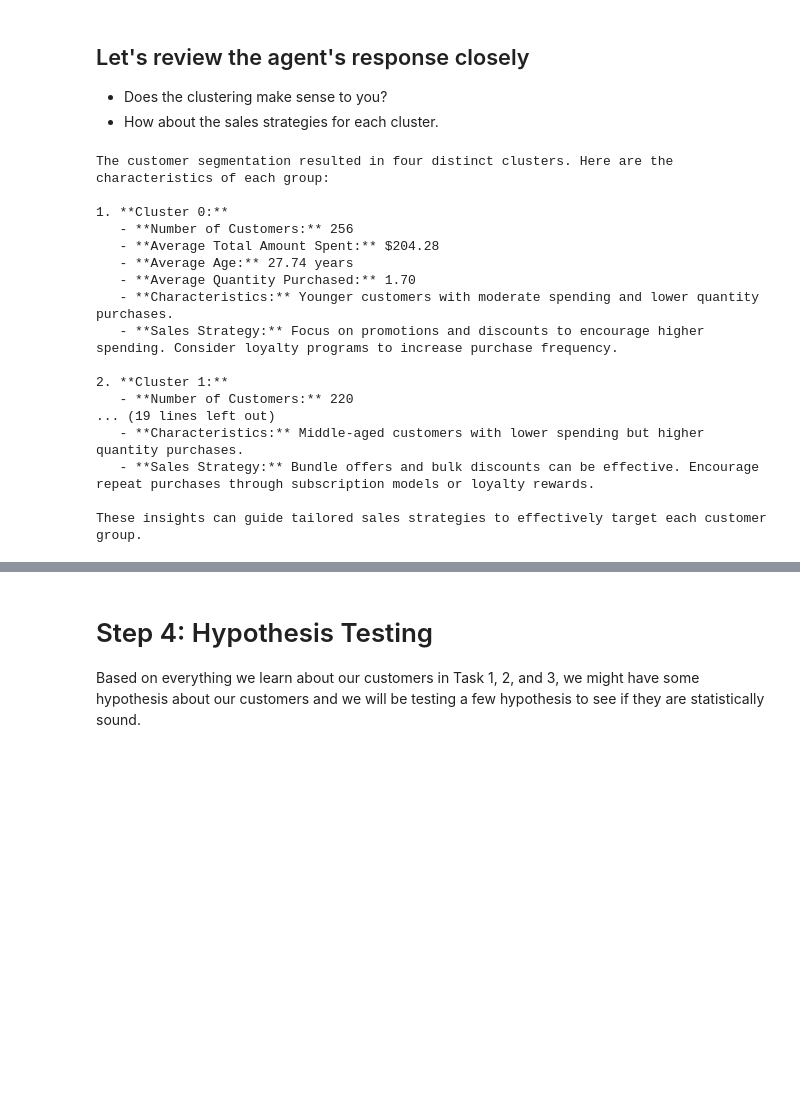
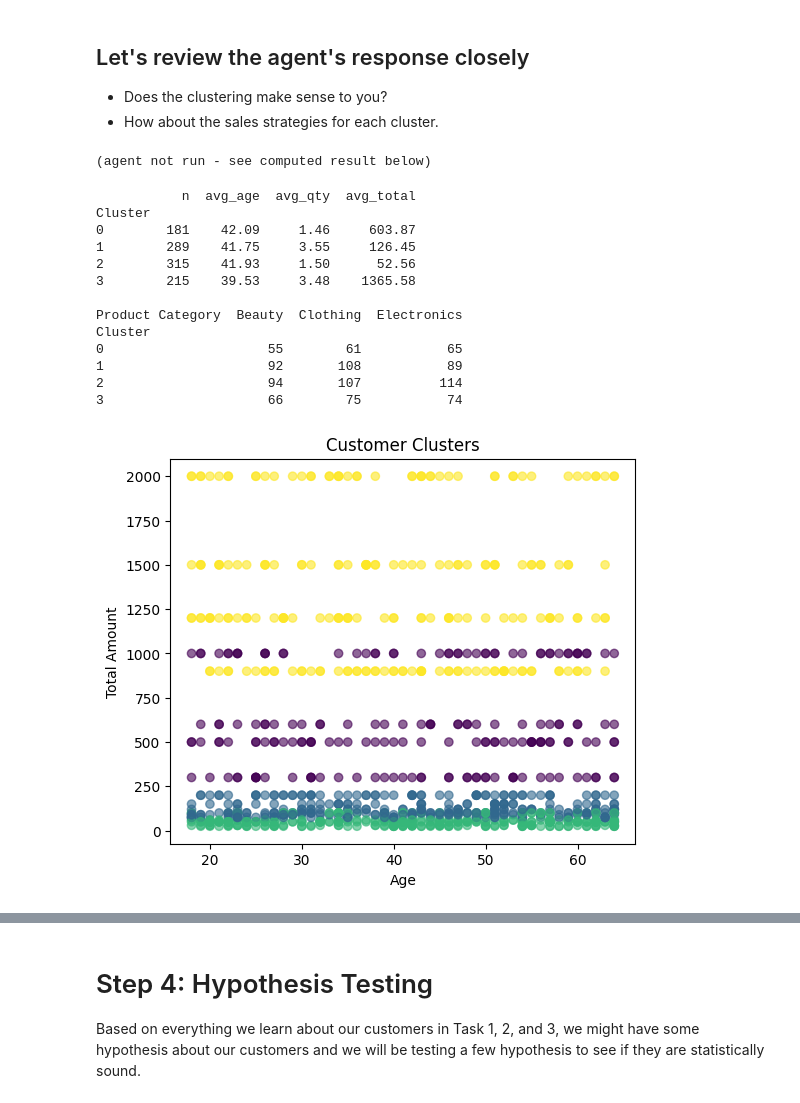
Before and after one commit to Rohit-Aroonslam/Prompt-Engineering-Assignments, a Jupyter notebook: M2_Assignment_Data_Analysis_with_LLM.ipynb, the cells around one changed output, grey strips where cells are left out. Drawn from its saved outputs; the diff is of its cells as text; code cells hidden in the pictures; blank space fills up the shorter version.

```diff
--- a/M2_Assignment_Data_Analysis_with_LLM.ipynb
+++ b/M2_Assignment_Data_Analysis_with_LLM.ipynb
@@ -288,23 +308,49 @@ The scatter plot visualizes the customer clusters based on age and total spendin
 
 * Does the clustering make sense to you?
 * How about the sales strategies for each cluster.
-# %%
-print(response['output'])
-# %% [output]
-The customer segmentation resulted in four distinct clusters. Here are the characteristics of each group:
-
-1. **Cluster 0:**
-   - **Number of Customers:** 256
-   - **Average Total Amount Spent:** $204.28
-   - **Average Age:** 27.74 years
-   - **Average Quantity Purchased:** 1.70
-   - **Characteristics:** Younger customers with moderate spending and lower quantity purchases.
-   - **Sales Strategy:** Focus on promotions and discounts to encourage higher spending. Consider loyalty programs to increase purchase frequency.
-
-2. **Cluster 1:**
-   - **Number of Customers:** 220
-... (19 lines left out)
-   - **Characteristics:** Middle-aged customers with lower spending but higher quantity purchases.
-   - **Sales Strategy:** Bundle offers and bulk discounts can be effective. Encourage repeat purchases through subscription models or loyalty rewards.
-
-These insights can guide tailored sales strategies to effectively target each customer group.
+# %%
+if response is not None:
+    print(response['output'])
+else:
+    print("(agent not run - see computed result below)")
+# %% [output]
+(agent not run - see computed result below)
+# %%
+# Direct computed analysis (Task 3) - KMeans clustering
+from sklearn.preprocessing import StandardScaler
+from sklearn.cluster import KMeans
+
+features = df[['Age','Quantity','Price per Unit','Total Amount']]
+scaled = StandardScaler().fit_transform(features)
+
+km = KMeans(n_clusters=4, random_state=42, n_init=10)
+df['Cluster'] = km.fit_predict(scaled)
+
+summary = df.groupby('Cluster').agg(
+    n=('Customer ID','count'), avg_age=('Age','mean'),
+    avg_qty=('Quantity','mean'), avg_total=('Total Amount','mean')
+).round(2)
+print(summary)
+print()
+print(df.groupby(['Cluster','Product Category']).size().unstack(fill_value=0))
+
+import matplotlib.pyplot as plt
+plt.figure(figsize=(6,5))
+plt.scatter(df['Age'], df['Total Amount'], c=df['Cluster'], cmap='viridis', alpha=0.6)
+plt.xlabel('Age'); plt.ylabel('Total Amount'); plt.title('Customer Clusters')
+plt.show()
+# %% [output]
+           n  avg_age  avg_qty  avg_total
+Cluster
+0        181    42.09     1.46     603.87
+1        289    41.75     3.55     126.45
+2        315    41.93     1.50      52.56
+3        215    39.53     3.48    1365.58
+
+Product Category  Beauty  Clothing  Electronics
+Cluster
+0                     55        61           65
+1                     92       108           89
+2                     94       107          114
+3                     66        75           74
+[figure, added]
```
Also changed, not shown: parts of 29 cells of this notebook.
